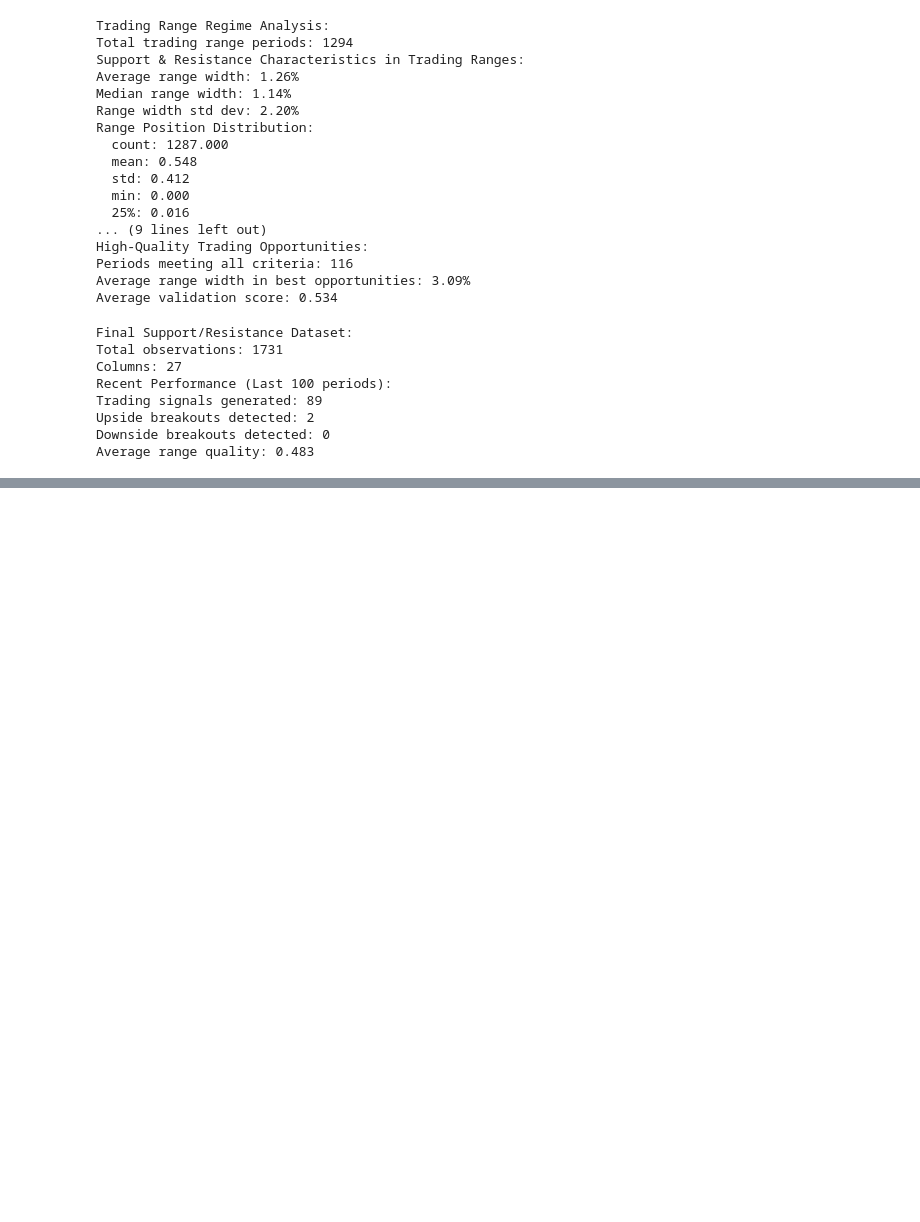
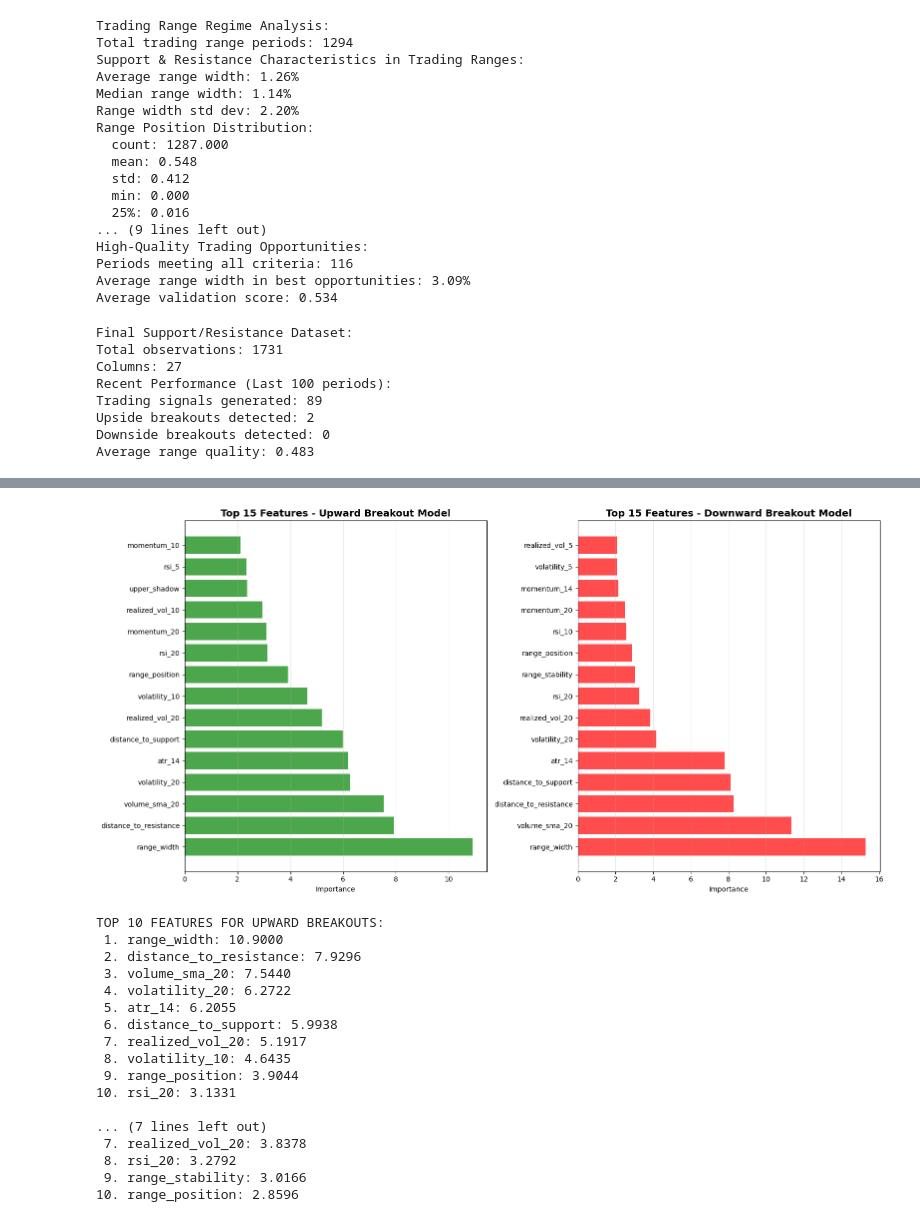
Before and after one commit to LeviiBereg/intraday-trading, a Jupyter notebook: examples/workflow.ipynb, the cells around one changed output, grey strips where cells are left out. Saved outputs shown, nothing was run; the diff lists cells and outputs as text; code cells hidden in the pictures; blank space fills up the shorter version.

```diff
--- a/examples/workflow.ipynb
+++ b/examples/workflow.ipynb
@@ -885,0 +891,5 @@ Average range quality: 0.483
+# %%
+breakout_predictor = CatBoostBreakoutPredictor(
+    breakout_threshold=0.02,
+    lookforward_periods=24,
+)
@@ -885,0 +1047,54 @@ Average range quality: 0.483
+# %%
+feature_importance = breakout_predictor.get_feature_importance()
+
+upward_importance = pd.Series(feature_importance['upward_model']).sort_values(ascending=False)
+downward_importance = pd.Series(feature_importance['downward_model']).sort_values(ascending=False)
+
+fig, (ax1, ax2) = plt.subplots(1, 2, figsize=(16, 8))
+
+top_features_up = upward_importance.head(15)
+ax1.barh(range(len(top_features_up)), top_features_up.values, color='green', alpha=0.7)
+ax1.set_yticks(range(len(top_features_up)))
+ax1.set_yticklabels(top_features_up.index, fontsize=10)
+ax1.set_xlabel('Importance')
+ax1.set_title('Top 15 Features - Upward Breakout Model', fontsize=14, fontweight='bold')
+ax1.grid(True, alpha=0.3, axis='x')
+
+top_features_down = downward_importance.head(15)
+ax2.barh(range(len(top_features_down)), top_features_down.values, color='red', alpha=0.7)
+ax2.set_yticks(range(len(top_features_down)))
+ax2.set_yticklabels(top_features_down.index, fontsize=10)
+ax2.set_xlabel('Importance')
+ax2.set_title('Top 15 Features - Downward Breakout Model', fontsize=14, fontweight='bold')
+ax2.grid(True, alpha=0.3, axis='x')
+
+plt.tight_layout()
+plt.show()
+
+print("TOP 10 FEATURES FOR UPWARD BREAKOUTS:")
+for i, (feature, importance) in enumerate(upward_importance.head(10).items(), 1):
+    print(f"{i:2d}. {feature}: {importance:.4f}")
+
+print()
+print("TOP 10 FEATURES FOR DOWNWARD BREAKOUTS:")
+for i, (feature, importance) in enumerate(downward_importance.head(10).items(), 1):
+    print(f"{i:2d}. {feature}: {importance:.4f}")
+# %% [output]
+[figure, added]
+TOP 10 FEATURES FOR UPWARD BREAKOUTS:
+ 1. range_width: 10.9000
+ 2. distance_to_resistance: 7.9296
+ 3. volume_sma_20: 7.5440
+ 4. volatility_20: 6.2722
+ 5. atr_14: 6.2055
+ 6. distance_to_support: 5.9938
+ 7. realized_vol_20: 5.1917
+ 8. volatility_10: 4.6435
+ 9. range_position: 3.9044
+10. rsi_20: 3.1331
+
+... (7 lines left out)
+ 7. realized_vol_20: 3.8378
+ 8. rsi_20: 3.2792
+ 9. range_stability: 3.0166
+10. range_position: 2.8596
```
Also changed, not shown: parts of 9 cells of this notebook, 4 other files.
